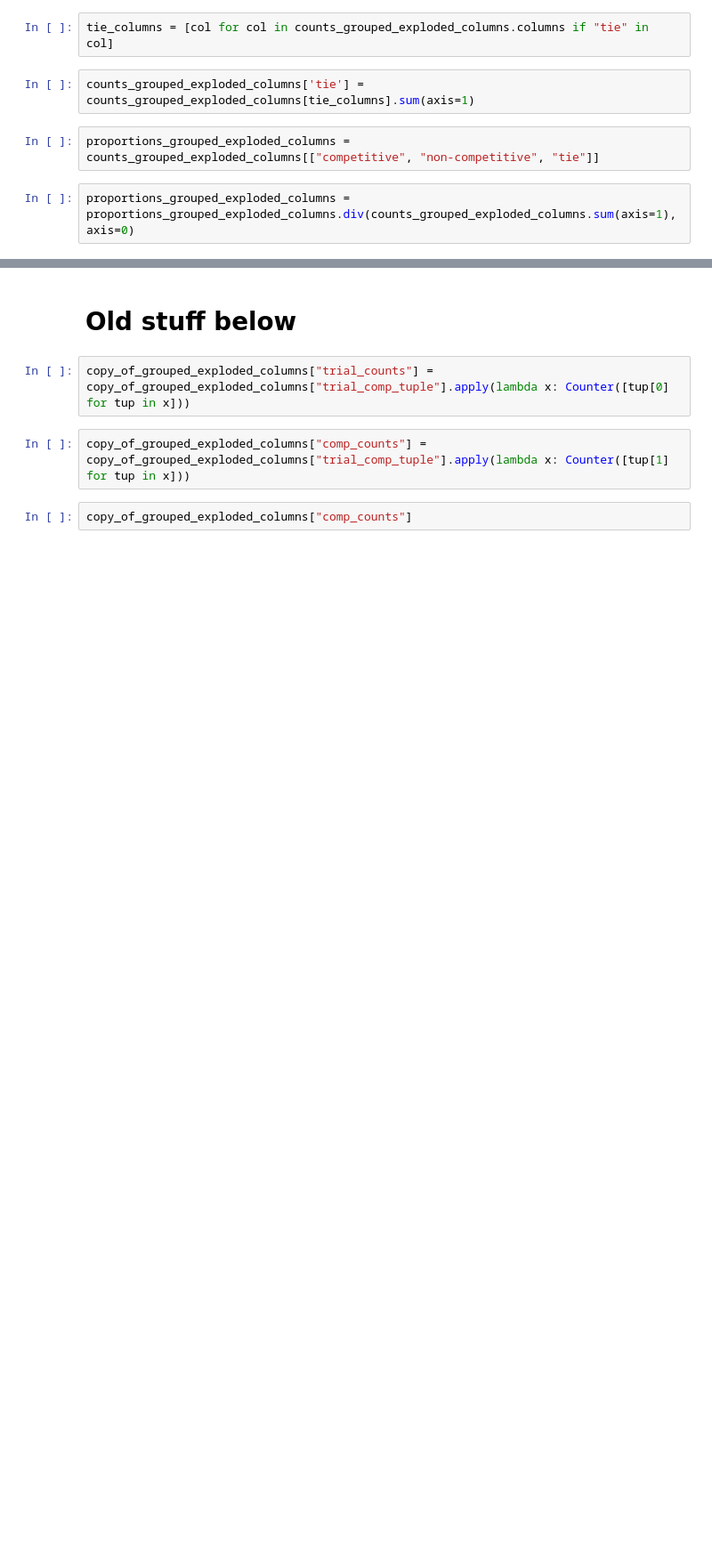
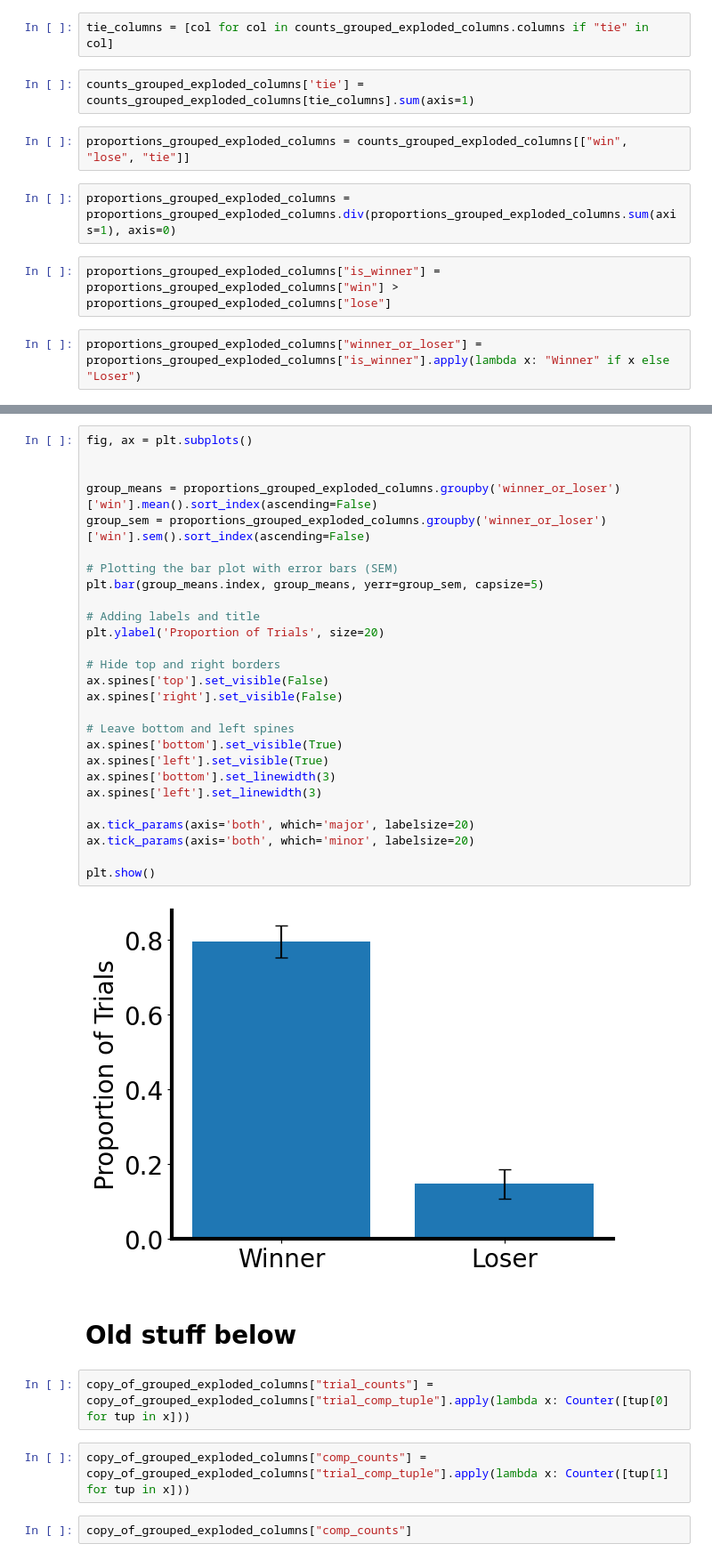
Before and after one commit to padillacoreanolab/reward_comp_ext, a Jupyter notebook: results/2024_09_02_behavioral_reward_comp/01_competitive_trials_analysis.ipynb, the cells around one changed output, grey strips where cells are left out. Shown at 89% size. Saved outputs shown, nothing was run; the diff lists cells and outputs as text; blank space fills up the shorter version.

```diff
--- a/results/2024_09_02_behavioral_reward_comp/01_competitive_trials_analysis.ipynb
+++ b/results/2024_09_02_behavioral_reward_comp/01_competitive_trials_analysis.ipynb
@@ -978,6 +980,10 @@ tie_columns = [col for col in counts_grouped_exploded_columns.columns if "tie" i
 # %%
 counts_grouped_exploded_columns['tie'] = counts_grouped_exploded_columns[tie_columns].sum(axis=1)
 # %%
-proportions_grouped_exploded_columns = counts_grouped_exploded_columns[["competitive", "non-competitive", "tie"]]
+proportions_grouped_exploded_columns = counts_grouped_exploded_columns[["win", "lose", "tie"]]
 # %%
-proportions_grouped_exploded_columns = proportions_grouped_exploded_columns.div(counts_grouped_exploded_columns.sum(axis=1), axis=0)
+proportions_grouped_exploded_columns = proportions_grouped_exploded_columns.div(proportions_grouped_exploded_columns.sum(axis=1), axis=0)
+# %%
+proportions_grouped_exploded_columns["is_winner"] = proportions_grouped_exploded_columns["win"] > proportions_grouped_exploded_columns["lose"]
+# %%
+proportions_grouped_exploded_columns["winner_or_loser"] = proportions_grouped_exploded_columns["is_winner"].apply(lambda x: "Winner" if x else "Loser")
@@ -984,3 +1045,32 @@ proportions_grouped_exploded_columns = proportions_grouped_exploded_columns.div(
+# %%
+fig, ax = plt.subplots()
+
+
+group_means = proportions_grouped_exploded_columns.groupby('winner_or_loser')['win'].mean().sort_index(ascending=False)
+group_sem = proportions_grouped_exploded_columns.groupby('winner_or_loser')['win'].sem().sort_index(ascending=False)
+
+# Plotting the bar plot with error bars (SEM)
+plt.bar(group_means.index, group_means, yerr=group_sem, capsize=5)
+
+# Adding labels and title
+plt.ylabel('Proportion of Trials', size=20)
+
+# Hide top and right borders
+ax.spines['top'].set_visible(False)
+ax.spines['right'].set_visible(False)
+
+# Leave bottom and left spines
+ax.spines['bottom'].set_visible(True)
+ax.spines['left'].set_visible(True)
+ax.spines['bottom'].set_linewidth(3)
+ax.spines['left'].set_linewidth(3)
+
+ax.tick_params(axis='both', which='major', labelsize=20)
+ax.tick_params(axis='both', which='minor', labelsize=20)
+
+plt.show()
+# %% [output]
+[figure, added]
 # %% [markdown]
 # Old stuff below
 # %%
```
Also changed, not shown: parts of 12 cells of this notebook.
